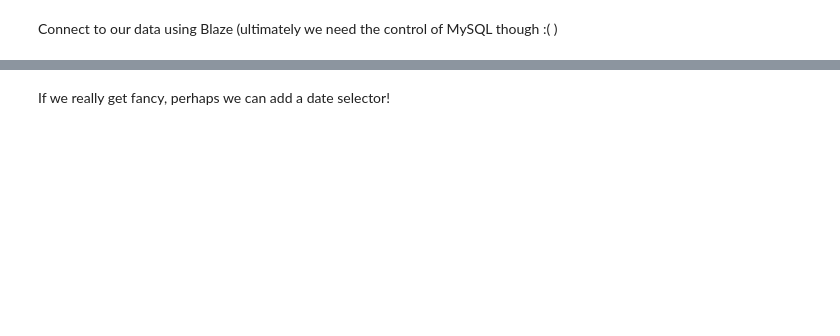
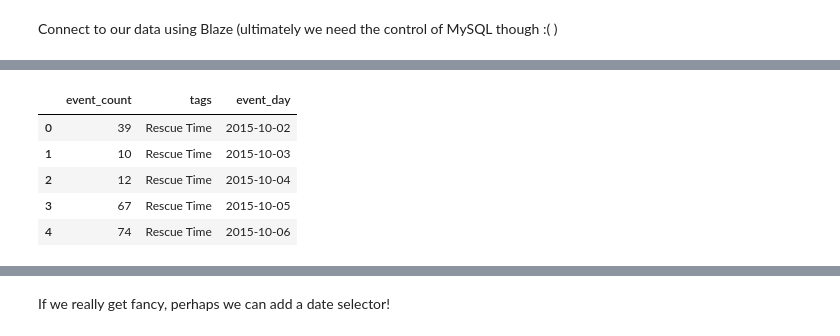
Before and after one commit to zcarwile/quixotic, a Jupyter notebook: quixotic_analytics.ipynb, the cells around one changed output, grey strips where cells are left out. Drawn from its saved outputs; the diff is of its cells as text; code cells hidden in the pictures; blank space fills up the shorter version.

```diff
--- a/quixotic_analytics.ipynb
+++ b/quixotic_analytics.ipynb
@@ -27,0 +39,9 @@ t.events_by_day
+# %%
+events_df.head(5)
+# %% [output]
+|  | event_count | tags | event_day |
+| 0 | 39 | Rescue Time | 2015-10-02 |
+| 1 | 10 | Rescue Time | 2015-10-03 |
+| 2 | 12 | Rescue Time | 2015-10-04 |
+| 3 | 67 | Rescue Time | 2015-10-05 |
+| 4 | 74 | Rescue Time | 2015-10-06 |
```
Also changed, not shown: parts of 33 cells of this notebook, 1 other file.
